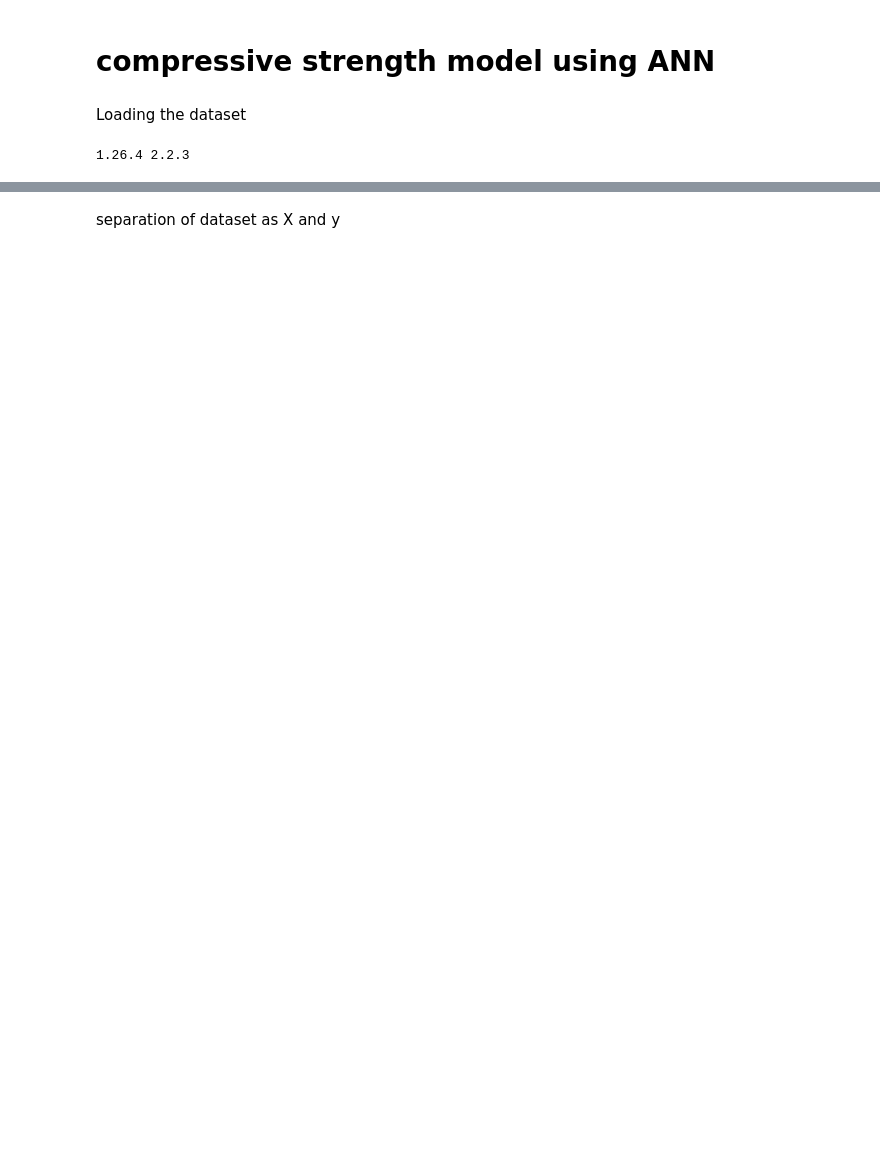
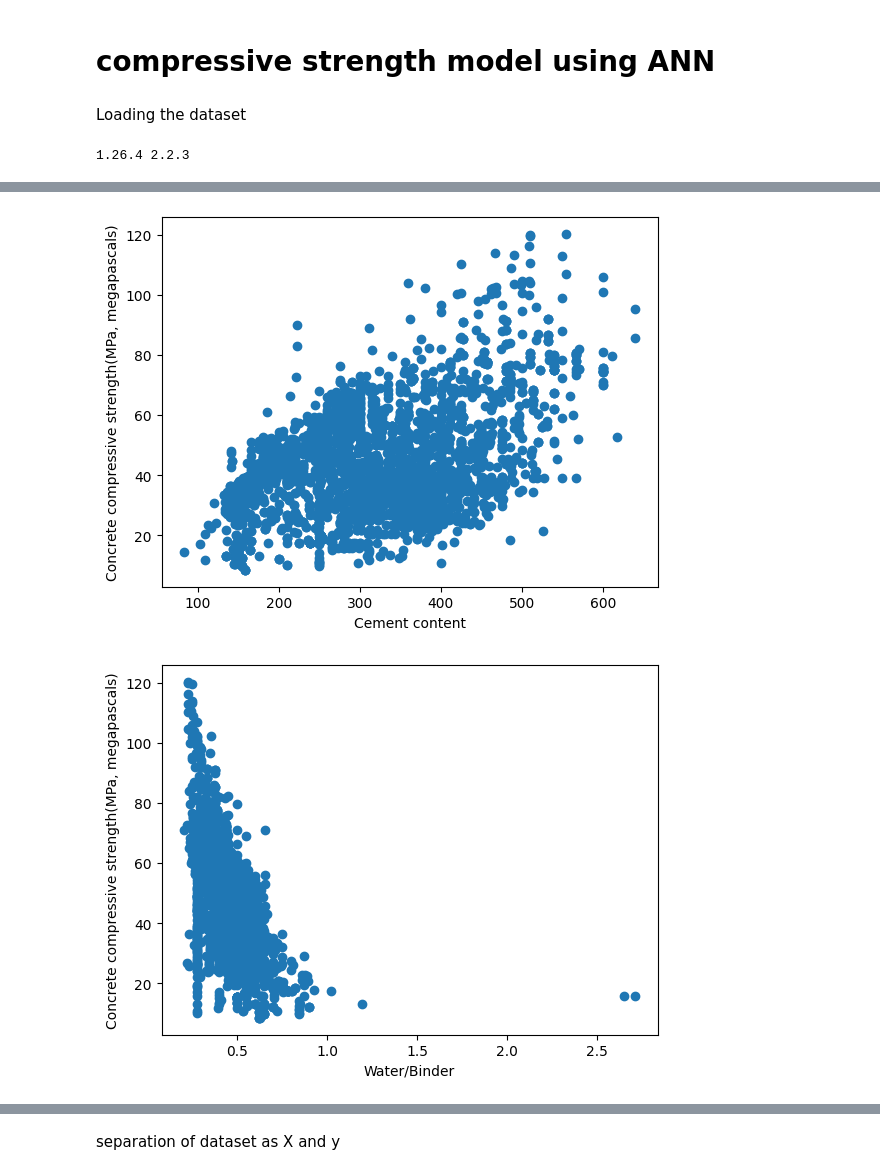
Before and after one commit to Avanish2002/ANN_compressive_strength, a Jupyter notebook: first.ipynb, the cells around one changed output, grey strips where cells are left out. Cells and saved outputs as stored; diff of their text form; code cells hidden in the pictures; blank space fills up the shorter version.

```diff
--- a/first.ipynb
+++ b/first.ipynb
@@ -45,0 +41,14 @@ Columns with NaN values: ['Cement Grade', 'Water', 'Author', 'DOI link']
+# %%
+import pandas as pd
+
+nan_columns = dataset.columns[dataset.isna().any()].tolist()
+print("Columns with NaN values:", nan_columns)
+
+# List of columns to drop
+columns_to_drop = ['Sr.no', 'Cement Grade', 'Water','Author', 'DOI link','Super Plastercizer']
+
+# Check if columns exist in the dataframe before dropping
+columns_to_drop = [col for col in columns_to_drop if col in dataset.columns]
+dataset = dataset.drop(columns=columns_to_drop)
+
+dataset
@@ -45,0 +70,11 @@ Columns with NaN values: ['Cement Grade', 'Water', 'Author', 'DOI link']
+# %%
+import matplotlib.pyplot as plt
+
+for feature in dataset.columns:
+    plt.scatter(dataset[feature], dataset.iloc[:, -1])
+    plt.xlabel(feature)
+    plt.ylabel('Concrete compressive strength(MPa, megapascals)')
+    plt.show()
+# %% [output]
+[figure, added]
+[figure, added]
```
Also changed, not shown: parts of 27 cells of this notebook.
